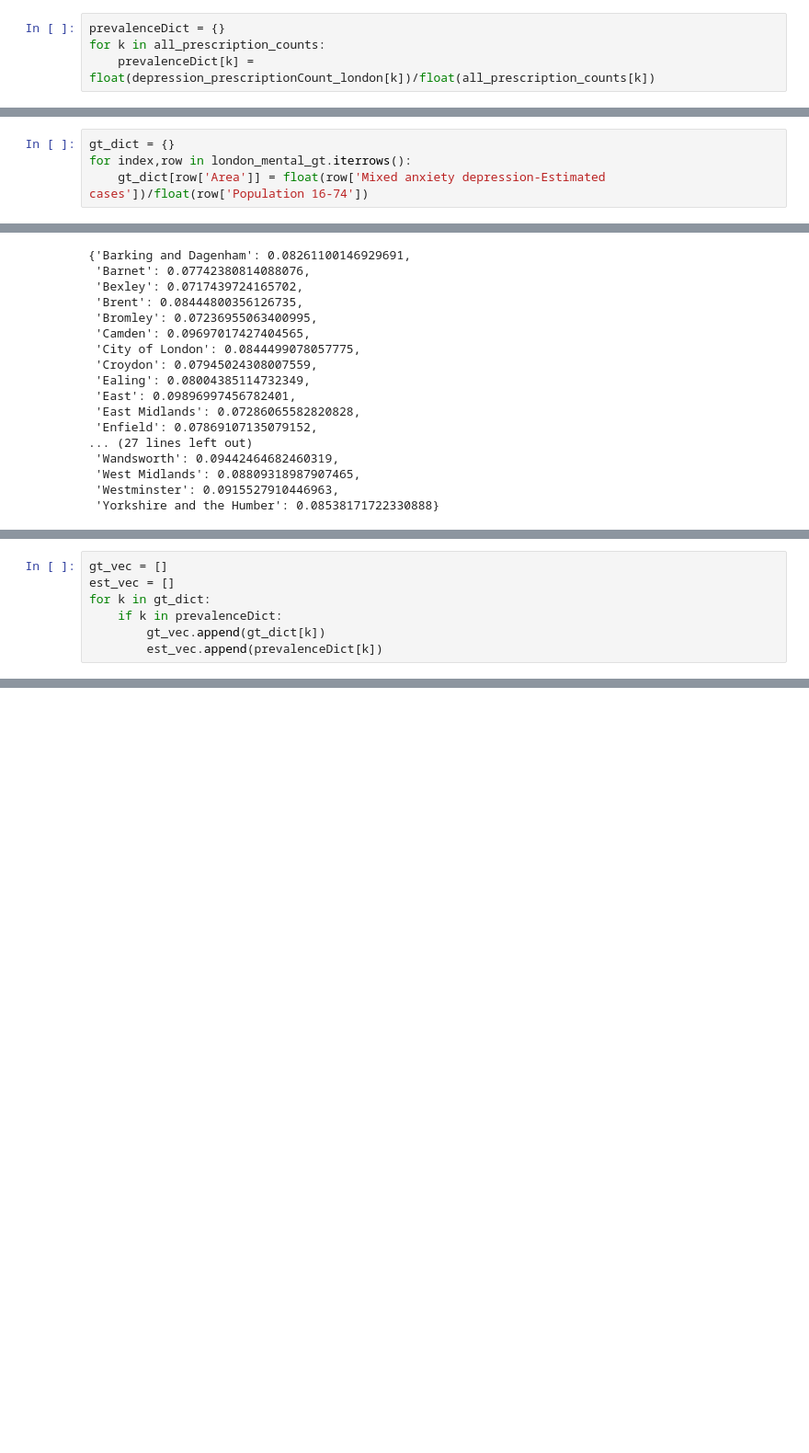
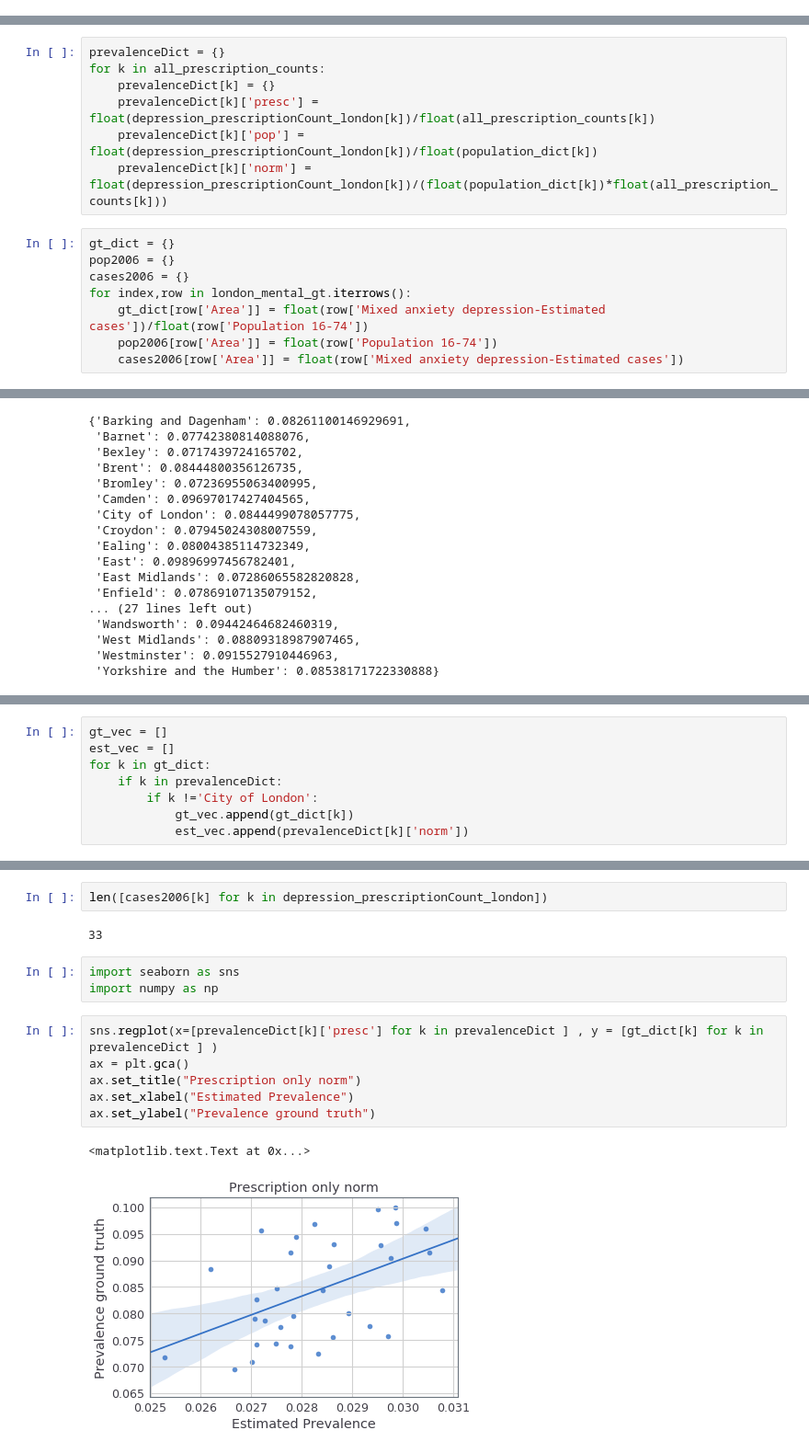
Before and after one commit to sagarjoglekar/2019_Health_Prescribe, a Jupyter notebook: PrescriptionSpacialAnalysis.ipynb, the cells around one changed output, grey strips where cells are left out. Shown: that part at 92% size. Saved outputs shown, nothing was run; the diff lists cells and outputs as text; blank space fills up the shorter version.

Commit message:
Some more work on open prescribe

```diff
--- a/PrescriptionSpacialAnalysis.ipynb
+++ b/PrescriptionSpacialAnalysis.ipynb
@@ -208,7 +218,3 @@ population_dict
-# %%
-prevalenceDict = {}
-for k in all_prescription_counts:
-    prevalenceDict[k] = float(depression_prescriptionCount_london[k])/float(all_prescription_counts[k])
 # %%
 london_mental_gt.head()
 # %% [output]
@@ -218,10 +224,21 @@ london_mental_gt.head()
 | 2 | 00AC | Barnet | 167.4 | 20.0 | 32.5 | ... |
 | 3 | 00AD | Bexley | 155.6 | 18.5 | 30.4 | ... |
 | 4 | 00AE | Brent | 182.3 | 21.8 | 35.2 | ... |
+# %%
+prevalenceDict = {}
+for k in all_prescription_counts:
+    prevalenceDict[k] = {}
+    prevalenceDict[k]['presc'] = float(depression_prescriptionCount_london[k])/float(all_prescription_counts[k])
+    prevalenceDict[k]['pop'] = float(depression_prescriptionCount_london[k])/float(population_dict[k])
+    prevalenceDict[k]['norm'] = float(depression_prescriptionCount_london[k])/(float(population_dict[k])*float(all_prescription_counts[k]))
 # %%
 gt_dict = {}
+pop2006 = {}
+cases2006 = {}
 for index,row in london_mental_gt.iterrows():
     gt_dict[row['Area']] = float(row['Mixed anxiety depression-Estimated cases'])/float(row['Population 16-74'])
+    pop2006[row['Area']] = float(row['Population 16-74'])
+    cases2006[row['Area']] = float(row['Mixed anxiety depression-Estimated cases'])
 # %%
 gt_dict
 # %% [output]
@@ -247,8 +290,9 @@ gt_vec = []
 est_vec = []
 for k in gt_dict:
     if k in prevalenceDict:
-        gt_vec.append(gt_dict[k])
-        est_vec.append(prevalenceDict[k])
+        if k !='City of London':
+            gt_vec.append(gt_dict[k])
+            est_vec.append(prevalenceDict[k]['norm'])
 # %%
 from scipy.stats import pearsonr
 pearsonr(gt_vec,est_vec)
@@ -256,0 +306,16 @@ pearsonr(gt_vec,est_vec)
+# %%
+len([cases2006[k] for k in depression_prescriptionCount_london])
+# %% [output]
+33
+# %%
+import seaborn as sns
+import numpy as np
+# %%
+sns.regplot(x=[prevalenceDict[k]['presc'] for k in prevalenceDict ] , y = [gt_dict[k] for k in prevalenceDict ] )
+ax = plt.gca()
+ax.set_title("Prescription only norm")
+ax.set_xlabel("Estimated Prevalence")
+ax.set_ylabel("Prevalence ground truth")
+# %% [output]
+<matplotlib.text.Text at 0x...>
+[figure, added]
```
Also changed, not shown: parts of 20 cells of this notebook, 17 other files.
